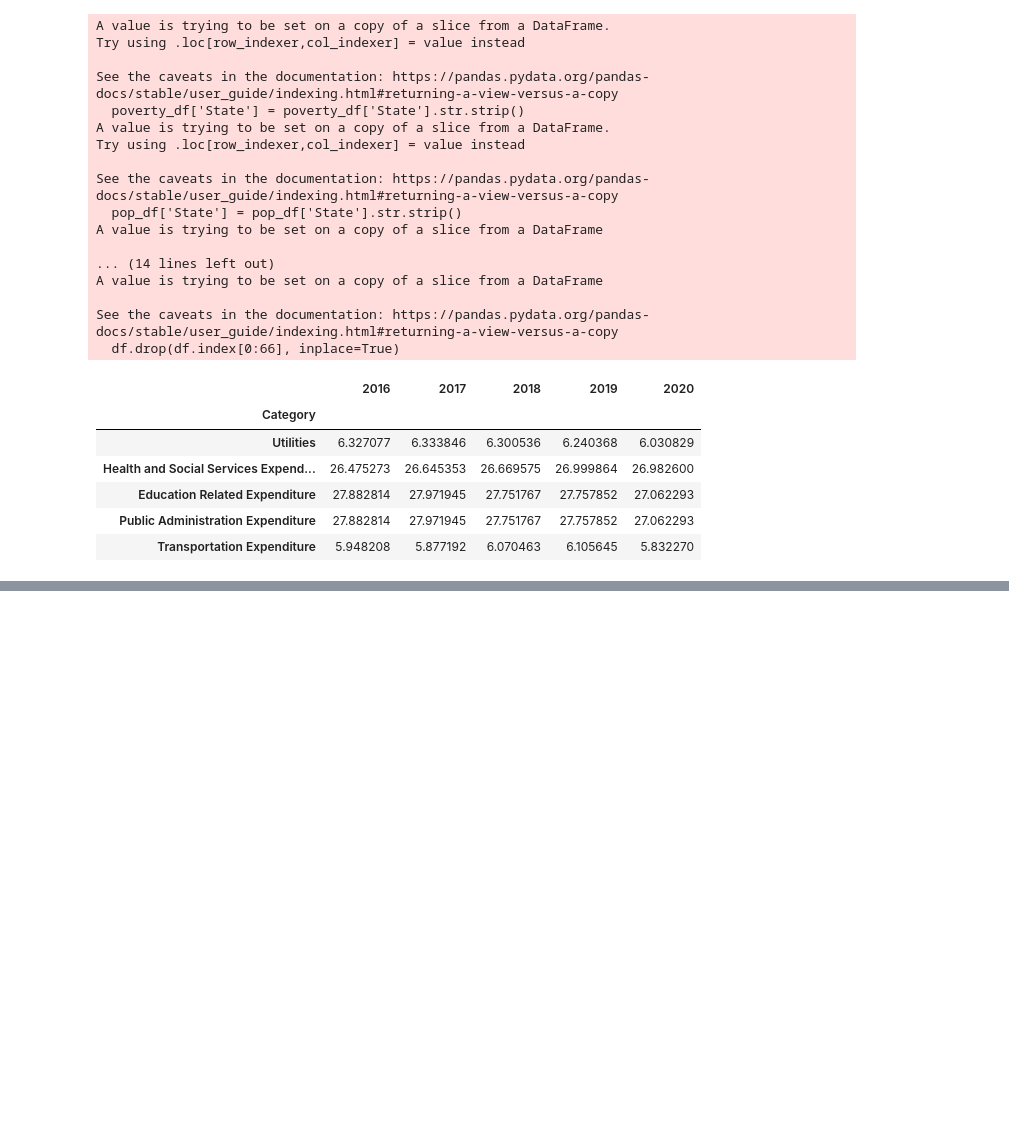
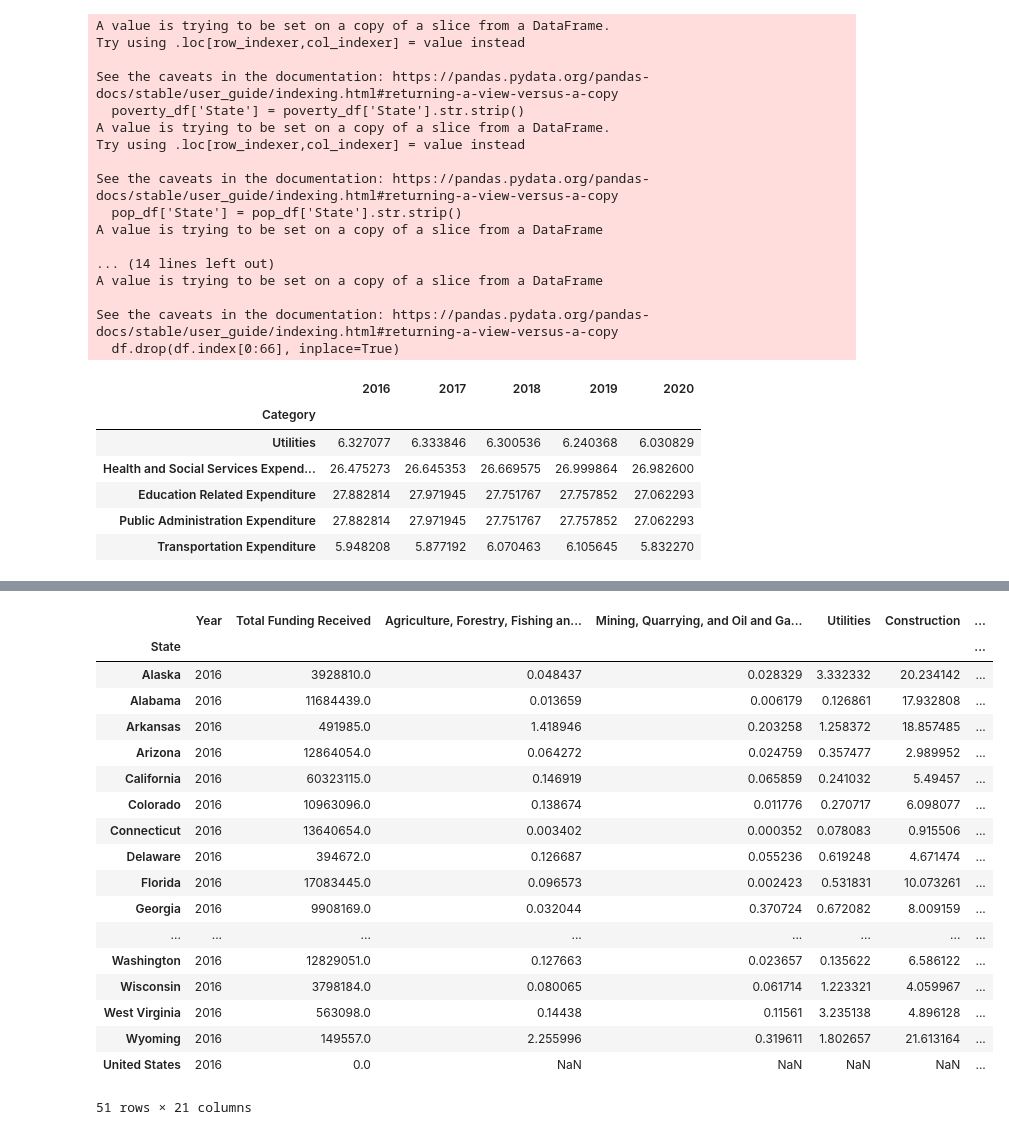
Before and after one commit to uchicago-2023-capp30122/30122-project-cappy-funding, a Jupyter notebook: data/raw_data/clean_another.ipynb, the cells around one changed output, grey strips where cells are left out. Saved outputs shown, nothing was run; the diff lists cells and outputs as text; code cells hidden in the pictures; blank space fills up the shorter version.

```diff
--- a/data/raw_data/clean_another.ipynb
+++ b/data/raw_data/clean_another.ipynb
@@ -441,0 +504,4 @@ def analyze_expenditure_and_funding(years):
+# %%
+FINAL_YEARS = ["2016"]
+
+new_dct = analyze_expenditure_and_funding(FINAL_YEARS)
@@ -441,0 +523,22 @@ def analyze_expenditure_and_funding(years):
+# %%
+new_dct["2016"].funding_df_within_state
+# %% [output]
+|  | Year | Total Funding Received | Agriculture, Forestry, Fishing an... | Mining, Quarrying, and Oil and Ga... | Utilities | Construction | ... |
+| State |  |  |  |  |  |  | ... |
+| Alaska | 2016 | 3928810.0 | 0.048437 | 0.028329 | 3.332332 | 20.234142 | ... |
+| Alabama | 2016 | 11684439.0 | 0.013659 | 0.006179 | 0.126861 | 17.932808 | ... |
+| Arkansas | 2016 | 491985.0 | 1.418946 | 0.203258 | 1.258372 | 18.857485 | ... |
+| Arizona | 2016 | 12864054.0 | 0.064272 | 0.024759 | 0.357477 | 2.989952 | ... |
+| California | 2016 | 60323115.0 | 0.146919 | 0.065859 | 0.241032 | 5.49457 | ... |
+| Colorado | 2016 | 10963096.0 | 0.138674 | 0.011776 | 0.270717 | 6.098077 | ... |
+| Connecticut | 2016 | 13640654.0 | 0.003402 | 0.000352 | 0.078083 | 0.915506 | ... |
+| Delaware | 2016 | 394672.0 | 0.126687 | 0.055236 | 0.619248 | 4.671474 | ... |
+| Florida | 2016 | 17083445.0 | 0.096573 | 0.002423 | 0.531831 | 10.073261 | ... |
+| Georgia | 2016 | 9908169.0 | 0.032044 | 0.370724 | 0.672082 | 8.009159 | ... |
+| ... | ... | ... | ... | ... | ... | ... | ... |
+| Washington | 2016 | 12829051.0 | 0.127663 | 0.023657 | 0.135622 | 6.586122 | ... |
+| Wisconsin | 2016 | 3798184.0 | 0.080065 | 0.061714 | 1.223321 | 4.059967 | ... |
+| West Virginia | 2016 | 563098.0 | 0.14438 | 0.11561 | 3.235138 | 4.896128 | ... |
+| Wyoming | 2016 | 149557.0 | 2.255996 | 0.319611 | 1.802657 | 21.613164 | ... |
+| United States | 2016 | 0.0 | NaN | NaN | NaN | NaN | ... |
+51 rows × 21 columns
```
Also changed, not shown: parts of 2 cells of this notebook.
